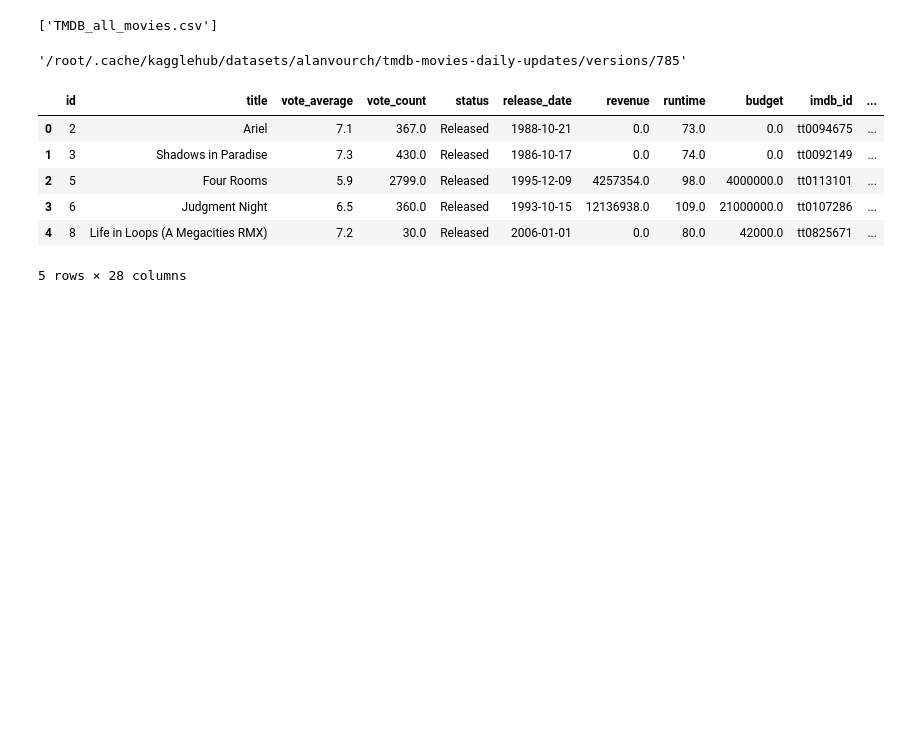
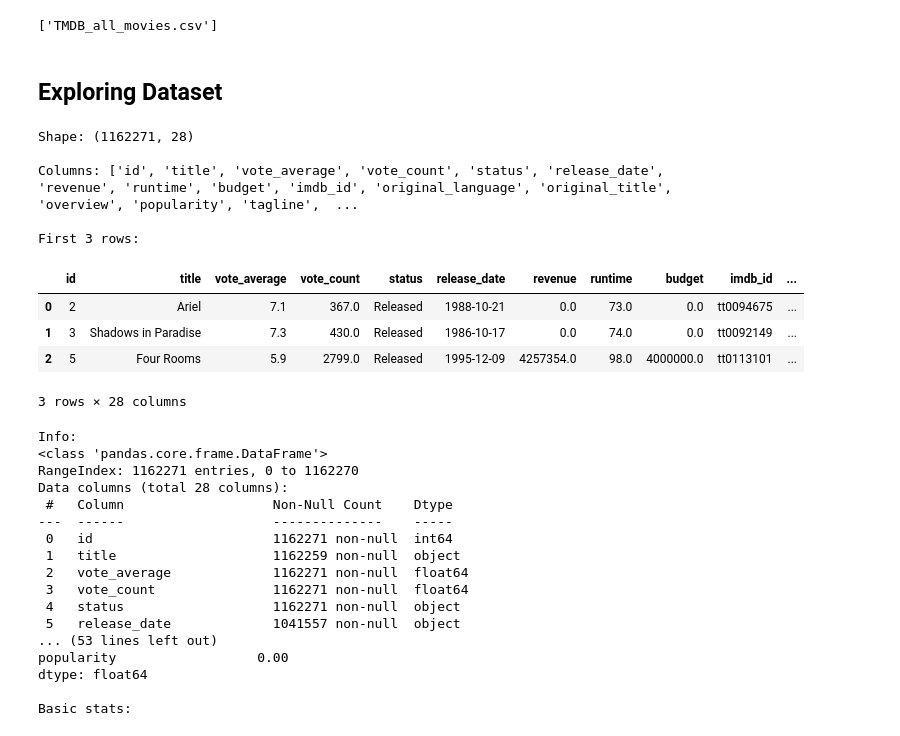
Before and after one commit to abhijitdalal26/movie-vector-galaxy, a Jupyter notebook: movies-vector-galaxy.ipynb, the cells around one changed output. Cells and saved outputs as stored; diff of their text form; code cells hidden in the pictures; blank space fills up the shorter version.

```diff
--- a/movies-vector-galaxy.ipynb
+++ b/movies-vector-galaxy.ipynb
@@ -19,6 +22,6 @@ os.listdir(path)
 # %% [output]
 ['TMDB_all_movies.csv']
-# %%
-path
-# %% [output]
-'/root/.cache/kagglehub/datasets/alanvourch/tmdb-movies-daily-updates/versions/785'
+# %%
+movies_df = pd.read_csv(f"{movies_path}/TMDB_all_movies.csv")
+# %% [markdown]
+## Exploring Dataset
@@ -25,11 +32,39 @@ path
 # %%
-movies = pd.read_csv(f"{path}/TMDB_all_movies.csv")
-movies.head()
+print("Shape:", movies_df.shape)
+print("\nColumns:", movies_df.columns.tolist())
+print("\nFirst 3 rows:")
+display(movies_df.head(3))
+print("\nInfo:")
+movies_df.info()
+print("\nMissing values (%):")
+print((movies_df.isnull().sum() / len(movies_df) * 100).round(2).sort_values(ascending=False))
+print("\nBasic stats:")
+display(movies_df.describe())
 # %% [output]
+Shape: (1162271, 28)
+
+Columns: ['id', 'title', 'vote_average', 'vote_count', 'status', 'release_date', 'revenue', 'runtime', 'budget', 'imdb_id', 'original_language', 'original_title', 'overview', 'popularity', 'tagline',  ...
+
+First 3 rows:
 |  | id | title | vote_average | vote_count | status | release_date | revenue | runtime | budget | imdb_id | ... |
 | 0 | 2 | Ariel | 7.1 | 367.0 | Released | 1988-10-21 | 0.0 | 73.0 | 0.0 | tt0094675 | ... |
 | 1 | 3 | Shadows in Paradise | 7.3 | 430.0 | Released | 1986-10-17 | 0.0 | 74.0 | 0.0 | tt0092149 | ... |
 | 2 | 5 | Four Rooms | 5.9 | 2799.0 | Released | 1995-12-09 | 4257354.0 | 98.0 | 4000000.0 | tt0113101 | ... |
-| 3 | 6 | Judgment Night | 6.5 | 360.0 | Released | 1993-10-15 | 12136938.0 | 109.0 | 21000000.0 | tt0107286 | ... |
-| 4 | 8 | Life in Loops (A Megacities RMX) | 7.2 | 30.0 | Released | 2006-01-01 | 0.0 | 80.0 | 42000.0 | tt0825671 | ... |
-5 rows × 28 columns
+3 rows × 28 columns
+Info:
+<class 'pandas.core.frame.DataFrame'>
+RangeIndex: 1162271 entries, 0 to 1162270
+Data columns (total 28 columns):
+ #   Column                   Non-Null Count    Dtype
+---  ------                   --------------    -----
+ 0   id                       1162271 non-null  int64
+ 1   title                    1162259 non-null  object
+ 2   vote_average             1162271 non-null  float64
+ 3   vote_count               1162271 non-null  float64
+ 4   status                   1162271 non-null  object
+ 5   release_date             1041557 non-null  object
+... (53 lines left out)
+popularity                  0.00
+dtype: float64
+
+Basic stats:
```
Also changed, not shown: parts of 30 cells of this notebook.
